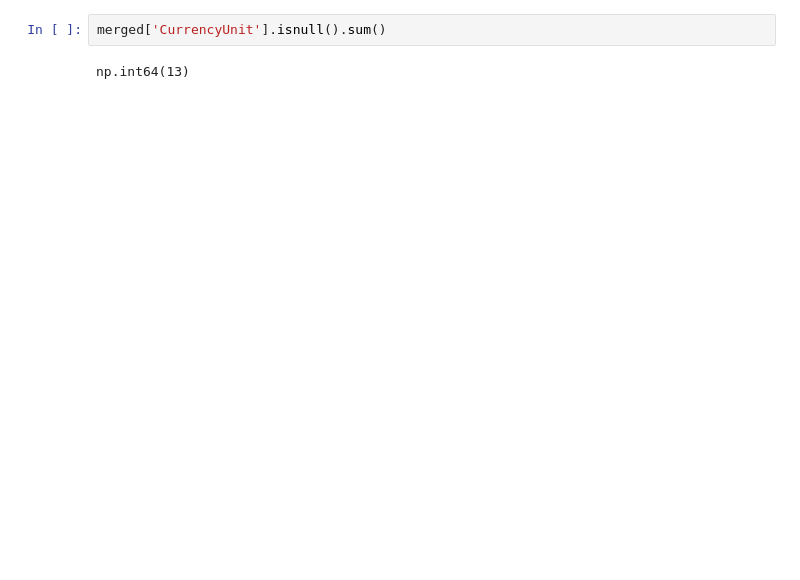
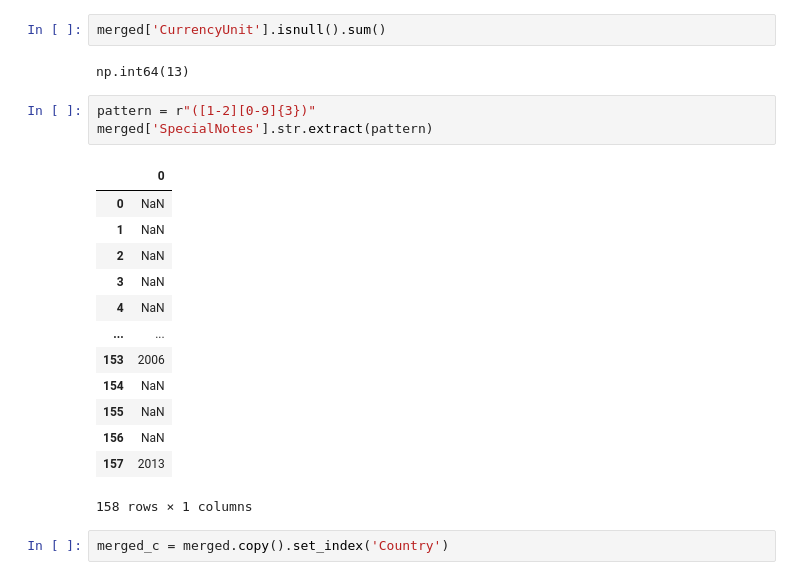
Before and after one commit to OOyaluade/Data_Science, a Jupyter notebook: World_Happiness_2015/World_Happiness_2015.ipynb, the cells around one changed output. Drawn from its saved outputs; the diff is of its cells as text; blank space fills up the shorter version.

```diff
--- a/World_Happiness_2015/World_Happiness_2015.ipynb
+++ b/World_Happiness_2015/World_Happiness_2015.ipynb
@@ -244,3 +237,22 @@ merged['Currency Vectorized'].head(5)
 merged['CurrencyUnit'].isnull().sum()
 # %% [output]
 np.int64(13)
+# %%
+pattern = r"([1-2][0-9]{3})"
+merged['SpecialNotes'].str.extract(pattern)
+# %% [output]
+|  | 0 |
+| 0 | NaN |
+| 1 | NaN |
+| 2 | NaN |
+| 3 | NaN |
+| 4 | NaN |
+| ... | ... |
+| 153 | 2006 |
+| 154 | NaN |
+| 155 | NaN |
+| 156 | NaN |
+| 157 | 2013 |
+158 rows × 1 columns
+# %%
+merged_c = merged.copy().set_index('Country')
```
Also changed, not shown: parts of 8 cells of this notebook.
